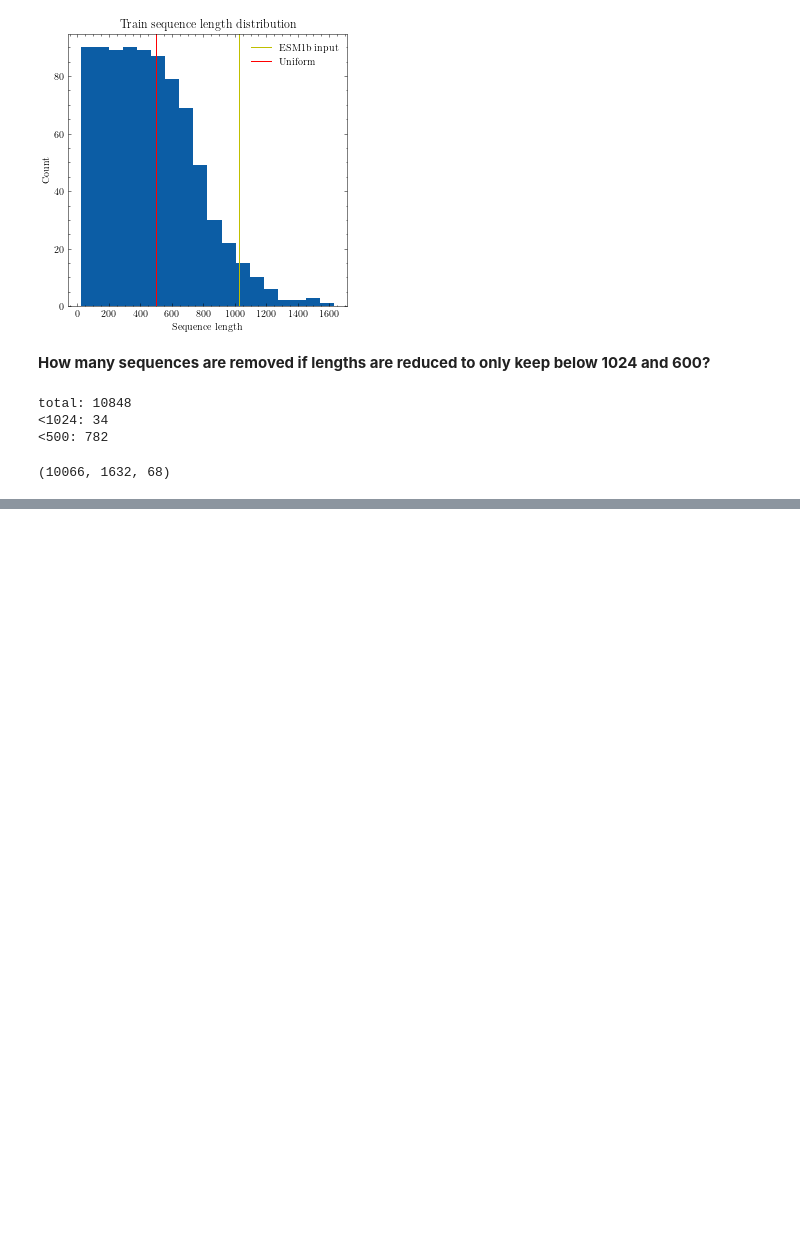
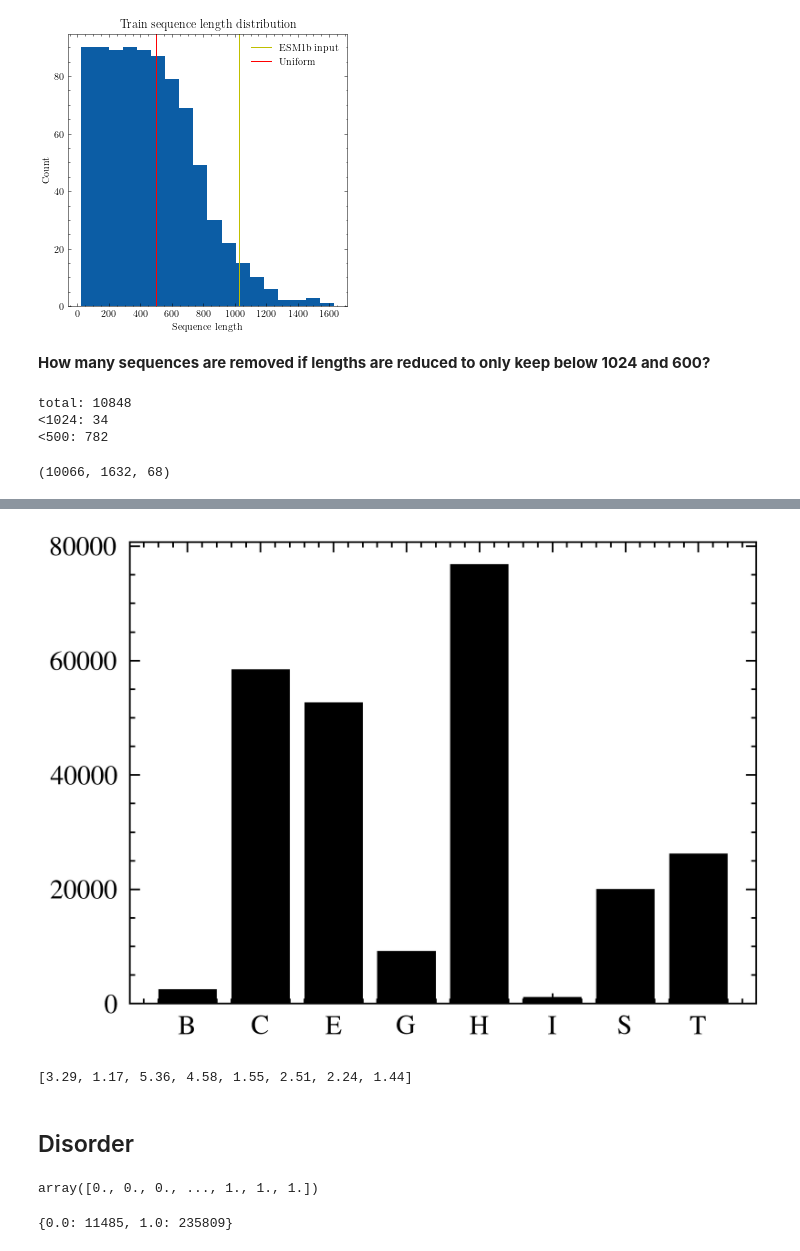
Before and after one commit to Eryk96/NetSurfP-3.0, a Jupyter notebook: notebooks/nsp3/data_analysis.ipynb, the cells around one changed output, grey strips where cells are left out. Drawn from its saved outputs; the diff is of its cells as text; code cells hidden in the pictures; blank space fills up the shorter version.

```diff
--- a/notebooks/nsp3/data_analysis.ipynb
+++ b/notebooks/nsp3/data_analysis.ipynb
@@ -70,0 +75,10 @@ np.savez_compressed("/home/eryk/development/NSPThesis/data/nsp2/training_data/Tr
+# %%
+hhblits = np.load("/home/eryk/development/NSPThesis/data/nsp2/training_data/Train_HHblits_small.npz")['data']
+# %%
+mask = hhblits[:, :, 50]== 1
+q8 = np.argmax(hhblits[:, :, 57:65], axis=2)[mask]
+# %%
+q8 = np.array(["GHIBESTC"[int(r)] for r in q8.flatten()])
+# %%
+unique, counts = np.unique(q8, return_counts=True)
+dict(zip(unique, counts))
@@ -70,0 +94,7 @@ np.savez_compressed("/home/eryk/development/NSPThesis/data/nsp2/training_data/Tr
+# %%
+with plt.style.context(['science', 'ieee']):
+    plt.bar(unique, counts, align='center')
+    plt.gca().set_xticks(unique)
+    plt.show()
+# %% [output]
+[figure, added]
@@ -70,0 +111,6 @@ np.savez_compressed("/home/eryk/development/NSPThesis/data/nsp2/training_data/Tr
+# %%
+weights
+# %% [output]
+[3.29, 1.17, 5.36, 4.58, 1.55, 2.51, 2.24, 1.44]
+# %% [markdown]
+## Disorder
@@ -70,0 +120,9 @@ np.savez_compressed("/home/eryk/development/NSPThesis/data/nsp2/training_data/Tr
+# %%
+disorder
+# %% [output]
+array([0., 0., 0., ..., 1., 1., 1.])
+# %%
+unique, counts = np.unique(disorder, return_counts=True)
+dict(zip(unique, counts))
+# %% [output]
+{0.0: 11485, 1.0: 235809}
```
Also changed, not shown: parts of 11 cells of this notebook, 22 other files.
